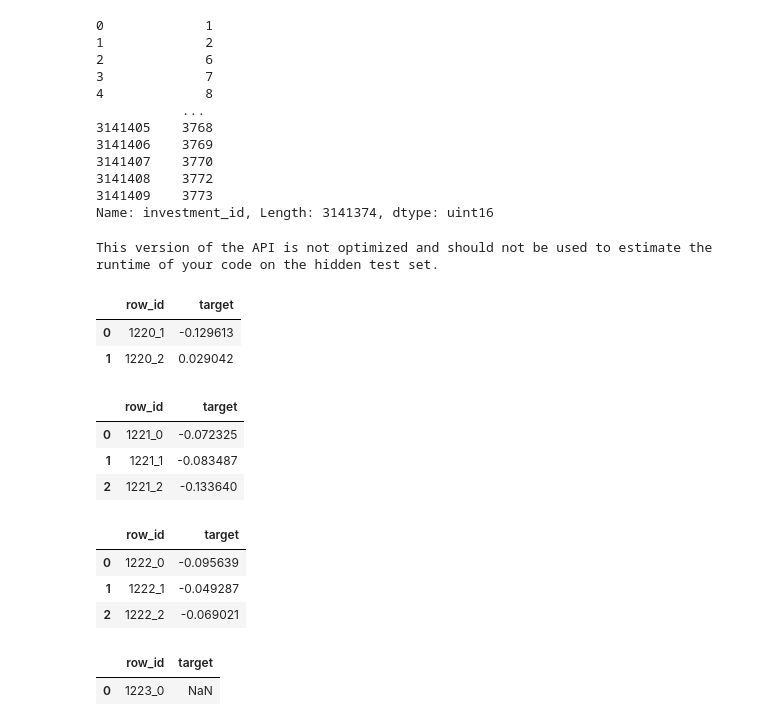
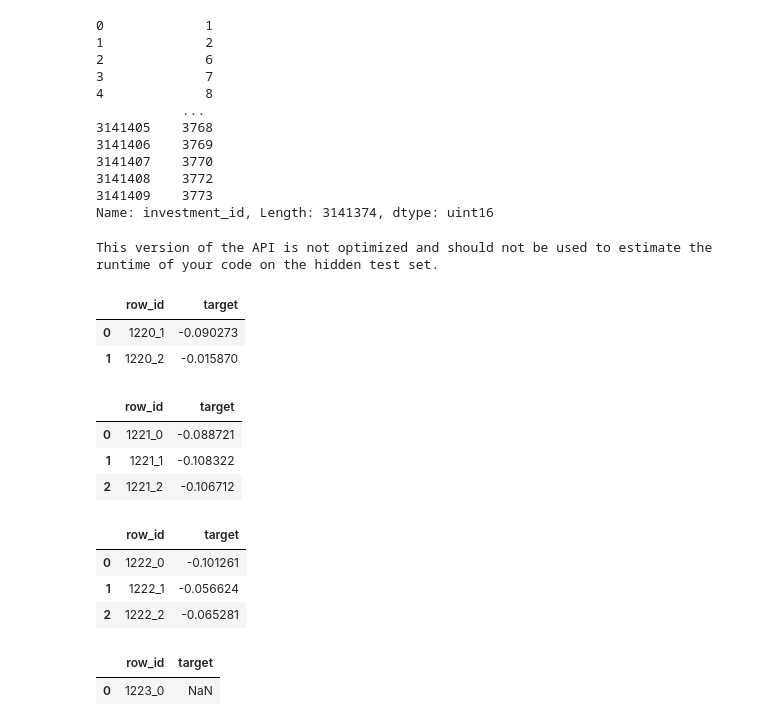
Before and after one commit to YMyuhei/FeaturePrediction_Kaggle, a Jupyter notebook: dnn-model-ensemble-weights-adjusted-trial.ipynb, the cells around one changed output. Saved outputs shown, nothing was run; the diff lists cells and outputs as text; code cells hidden in the pictures.

```diff
--- a/dnn-model-ensemble-weights-adjusted-trial.ipynb
+++ b/dnn-model-ensemble-weights-adjusted-trial.ipynb
@@ -552,30 +552,30 @@ def infer(models, ds):
 # %%
 import ubiquant
 env = ubiquant.make_env()
 iter_test = env.iter_test()
 for (test_df, sample_prediction_df) in iter_test:
     ds = make_test_dataset(test_df[features], test_df["investment_id"])
     p1 = inference(models, ds)
     ds2 = make_test_dataset2(test_df[features])
     p2 = inference(models2, ds2)
     ds3 = make_test_dataset3(test_df[features])
     p3 = infer(models3, ds3)
     p4 = inference(models_best, ds)
-    sample_prediction_df['target'] = p1 * 0.3 + p2 * 0.61 + p3 * 0.09
+    sample_prediction_df['target'] = p1 * 0.3 + p2 * 0.65 + p3 * 0.05
     env.predict(sample_prediction_df)
     display(sample_prediction_df)
 # %% [output]
 This version of the API is not optimized and should not be used to estimate the runtime of your code on the hidden test set.
 |  | row_id | target |
-| 0 | 1220_1 | -0.129613 |
-| 1 | 1220_2 | 0.029042 |
+| 0 | 1220_1 | -0.090273 |
+| 1 | 1220_2 | -0.015870 |
 |  | row_id | target |
-| 0 | 1221_0 | -0.072325 |
-| 1 | 1221_1 | -0.083487 |
-| 2 | 1221_2 | -0.133640 |
+| 0 | 1221_0 | -0.088721 |
+| 1 | 1221_1 | -0.108322 |
+| 2 | 1221_2 | -0.106712 |
 |  | row_id | target |
-| 0 | 1222_0 | -0.095639 |
-| 1 | 1222_1 | -0.049287 |
-| 2 | 1222_2 | -0.069021 |
+| 0 | 1222_0 | -0.101261 |
+| 1 | 1222_1 | -0.056624 |
+| 2 | 1222_2 | -0.065281 |
 |  | row_id | target |
 | 0 | 1223_0 | NaN |
```
Also changed, not shown: parts of 4 cells of this notebook.
